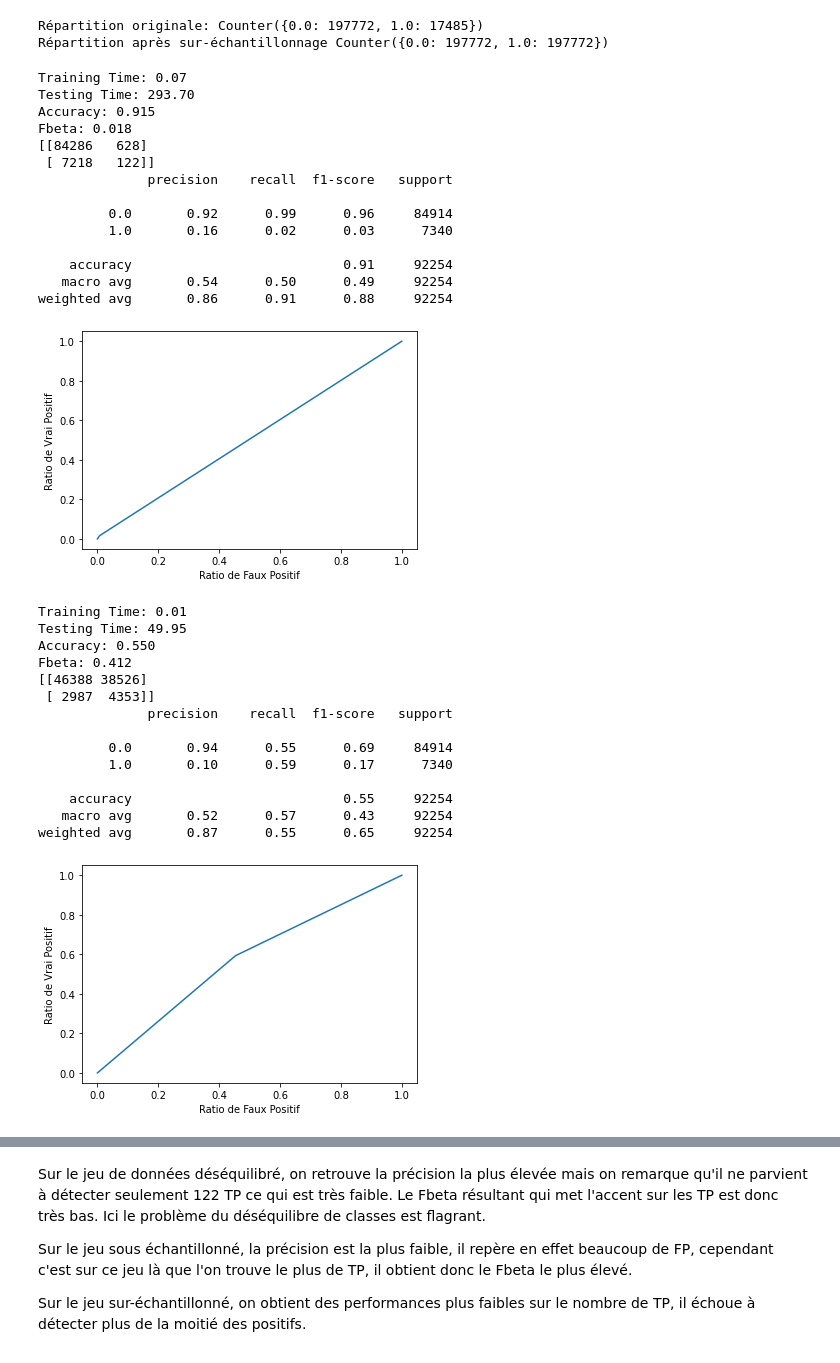
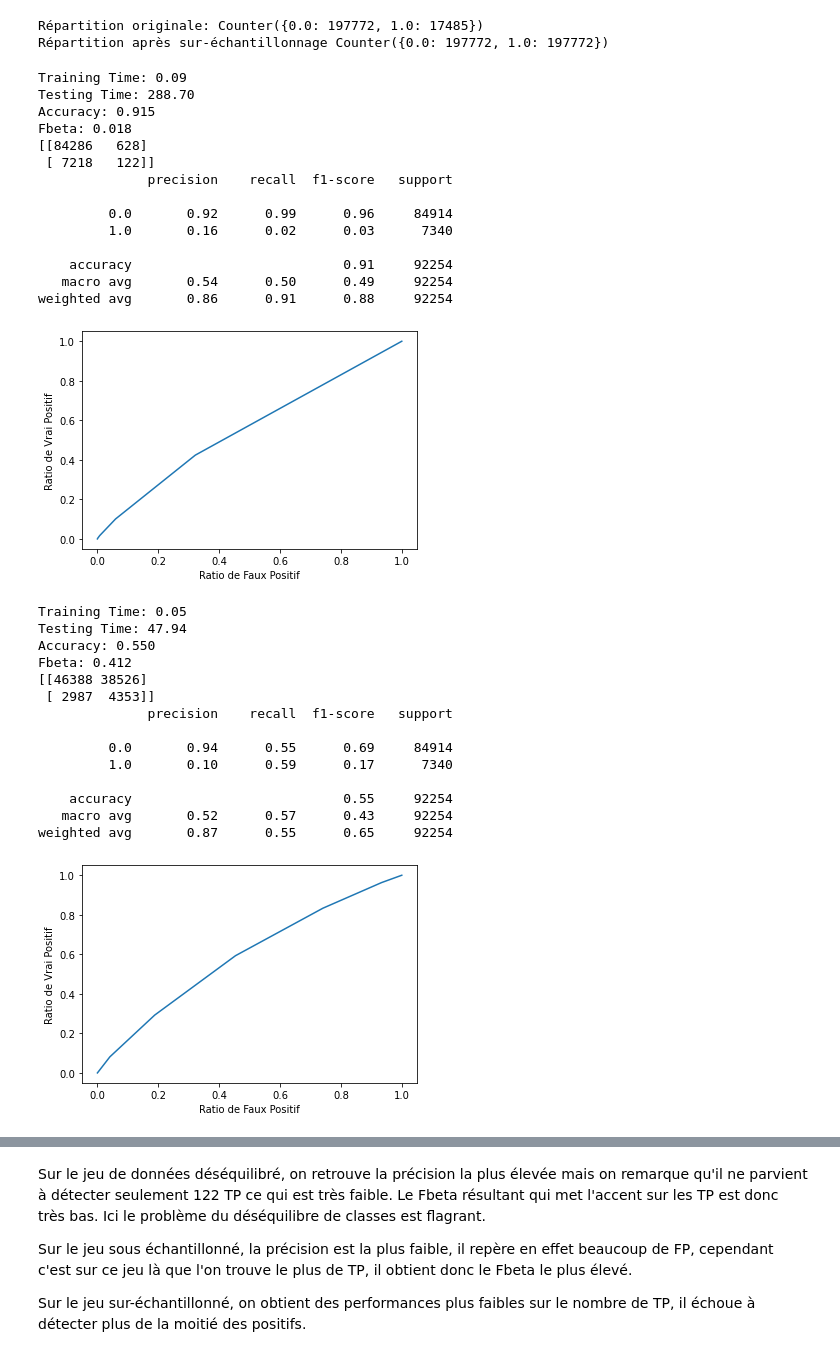
Before and after one commit to TravelAsATeam/OpenClassroomsP7, a Jupyter notebook: Model.ipynb, the cells around one changed output, grey strips where cells are left out. Cells and saved outputs as stored; diff of their text form; code cells hidden in the pictures.

```diff
--- a/Model.ipynb
+++ b/Model.ipynb
@@ -163,7 +163,7 @@ confusion_knn_imb = metrics.confusion_matrix(y_test, y_knn_imb_pred)
 print(confusion_knn_imb)
 print(metrics.classification_report(y_test, y_knn_imb_pred))
 # Courbe ROC
-fpr, tpr, _ = metrics.roc_curve(y_test,  y_knn_imb_pred)
+fpr, tpr, _ = metrics.roc_curve(y_test,  knn_imb.predict_proba(X_test)[:,1])
 plt.plot(fpr,tpr)
 plt.ylabel('Ratio de Vrai Positif')
 plt.xlabel('Ratio de Faux Positif')
@@ -191,7 +191,7 @@ confusion_knn_rus = metrics.confusion_matrix(y_test, y_knn_rus_pred)
 print(confusion_knn_rus)
 print(metrics.classification_report(y_test, y_knn_rus_pred))
 # Courbe ROC
-fpr, tpr, _ = metrics.roc_curve(y_test,  y_knn_rus_pred)
+fpr, tpr, _ = metrics.roc_curve(y_test,  knn_rus.predict_proba(X_test)[:,1])
 plt.plot(fpr,tpr)
 plt.ylabel('Ratio de Vrai Positif')
 plt.xlabel('Ratio de Faux Positif')
@@ -209,39 +209,39 @@ start = time()
 y_knn_smote_pred = knn_smote.predict(X_test)
 end = time()
 time_knn_smote_pred = end - start
 print("Testing Time: {:.2f}".format(time_knn_smote_pred))
 # Métriques
 acc_knn_smote = metrics.accuracy_score(y_test, y_knn_smote_pred)
 print("Accuracy: {:.3f}".format(acc_knn_smote))
 fbeta_knn_smote = metrics.fbeta_score(y_test, y_knn_smote_pred, beta=3.16)
 print("Fbeta: {:.3f}".format(fbeta_knn_smote))
 confusion_knn_smote = metrics.confusion_matrix(y_test, y_knn_smote_pred)
 print(confusion_knn_smote)
 print(metrics.classification_report(y_test, y_knn_smote_pred))
 # Courbe ROC
-fpr, tpr, _ = metrics.roc_curve(y_test,  y_knn_smote_pred)
+fpr, tpr, _ = metrics.roc_curve(y_test,  knn_smote.predict_proba(X_test)[:,1])
 plt.plot(fpr,tpr)
 plt.ylabel('Ratio de Vrai Positif')
 plt.xlabel('Ratio de Faux Positif')
 plt.show()
 # %% [output]
-Training Time: 0.07
-Testing Time: 293.70
+Training Time: 0.09
+Testing Time: 288.70
 Accuracy: 0.915
 Fbeta: 0.018
 [[84286   628]
  [ 7218   122]]
               precision    recall  f1-score   support
 
          0.0       0.92      0.99      0.96     84914
          1.0       0.16      0.02      0.03      7340
 
     accuracy                           0.91     92254
    macro avg       0.54      0.50      0.49     92254
 weighted avg       0.86      0.91      0.88     92254
-[figure, old version]
+[figure, new version]
-Training Time: 0.01
-Testing Time: 49.95
+Training Time: 0.05
+Testing Time: 47.94
 Accuracy: 0.550
 Fbeta: 0.412
 [[46388 38526]
@@ -254,4 +254,4 @@ Fbeta: 0.412
     accuracy                           0.55     92254
    macro avg       0.52      0.57      0.43     92254
 weighted avg       0.87      0.55      0.65     92254
-[figure, old version]
+[figure, new version]
```
Also changed, not shown: parts of 5 cells of this notebook, 1 other file.
